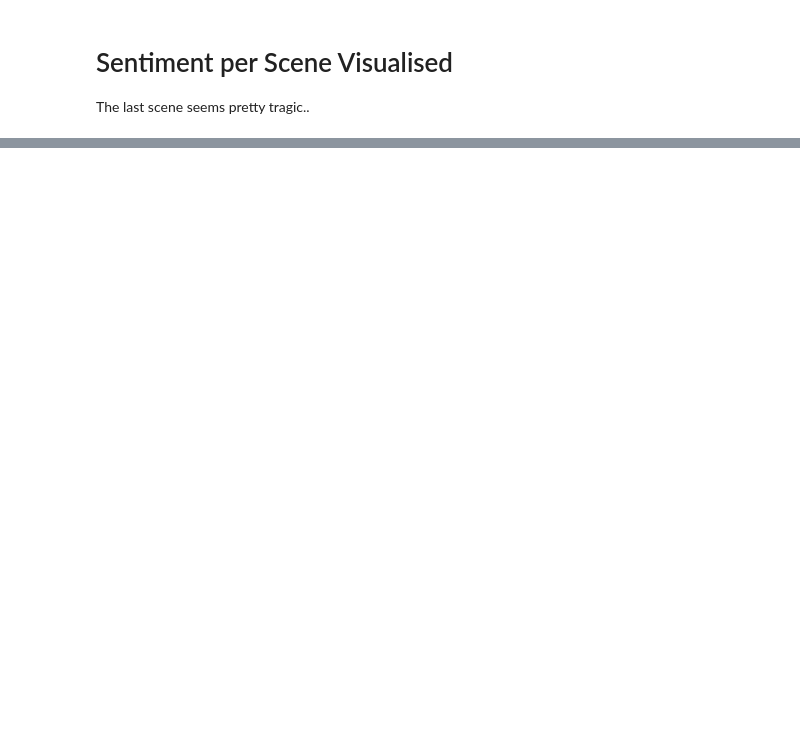
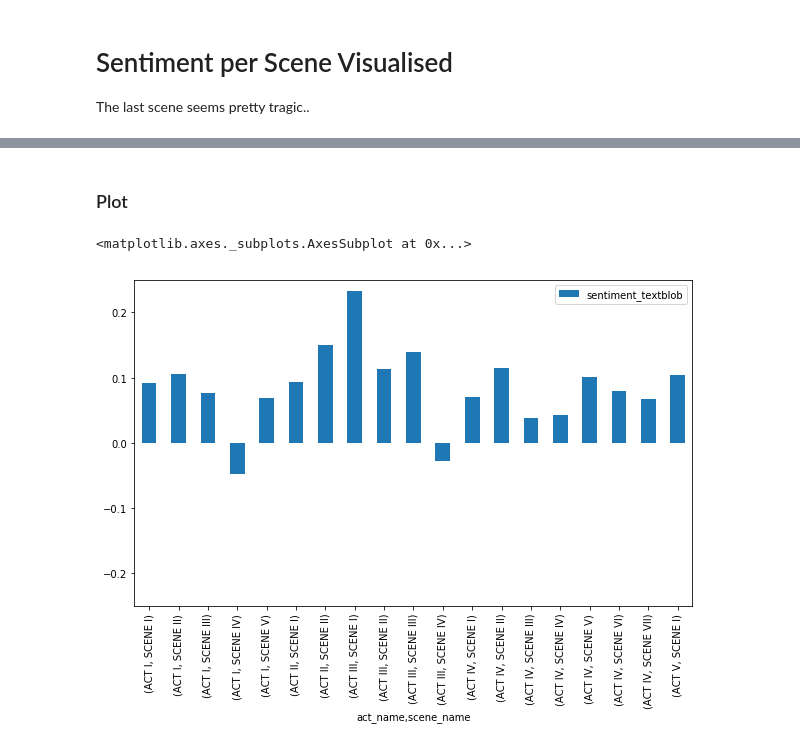
Before and after one commit to wondermore/challenge-hamlet, a Jupyter notebook: hamlet.ipynb, the cells around one changed output, grey strips where cells are left out. Drawn from its saved outputs; the diff is of its cells as text; code cells hidden in the pictures; blank space fills up the shorter version.

```diff
--- a/hamlet.ipynb
+++ b/hamlet.ipynb
@@ -261,8 +258,12 @@ def batch_sentiment(texts: list) -> list:
         print(f'Processed {len(sentiments)} texts')
     return sentiments
 
-def get_textblob_sentiment(text: str) -> float:
+def get_textblob_sentiment_pattern(text: str) -> float:
     return TextBlob(text).sentiment.polarity
+
+def get_textblob_sentiment_naivebayes(text: str) -> str:
+    blob = TextBlob(text, analyzer=NaiveBayesAnalyzer())
+    return blob.sentiment.classification
 # %% [markdown]
 # Parameters
 
@@ -608,0 +571,9 @@ paragraphs_df[lambda df: (df.paragraph_type=='speech')][['paragraph_text']].samp
+# %%
+scene_paragraphs['sentiment_textblob'] = scene_paragraphs.paragraph_text.map(get_textblob_sentiment_pattern)
+# %%
+sentiment_by_scene_textblob_pat = scene_paragraphs\
+                                .pivot_table(index=['act_name','scene_name'],
+                                             values='sentiment_textblob',
+                                             aggfunc='mean')
+
+sentiment_by_scene_textblob_pat
@@ -608,0 +599,7 @@ paragraphs_df[lambda df: (df.paragraph_type=='speech')][['paragraph_text']].samp
+# %% [markdown]
+### Plot
+# %%
+sentiment_by_scene_textblob_pat.plot.bar(figsize=(10,6), ylim=(-0.25,0.25))
+# %% [output]
+<matplotlib.axes._subplots.AxesSubplot at 0x...>
+[figure, added]
```
Also changed, not shown: parts of 22 cells of this notebook.
